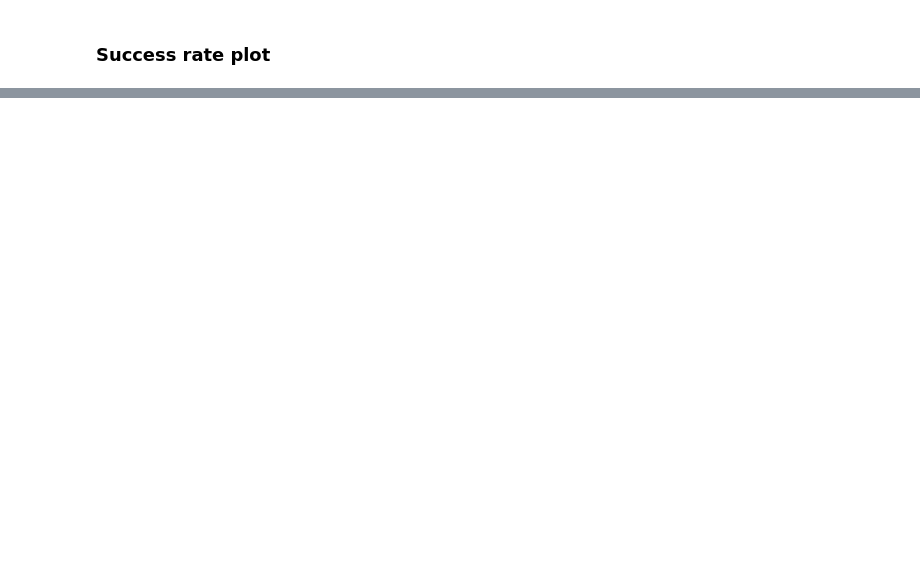
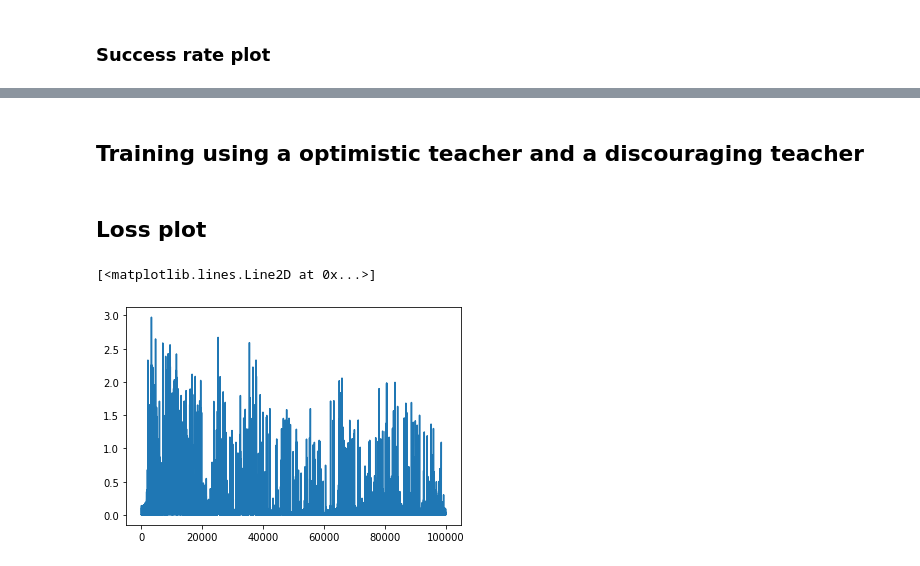
Before and after one commit to Tony-Cheng/ACTRCE-Experiments, a Jupyter notebook: transfer_learning/train_pretrained.ipynb, the cells around one changed output, grey strips where cells are left out. Saved outputs shown, nothing was run; the diff lists cells and outputs as text; code cells hidden in the pictures; blank space fills up the shorter version.

```diff
--- a/transfer_learning/train_pretrained.ipynb
+++ b/transfer_learning/train_pretrained.ipynb
@@ -120,0 +123,2 @@ plt.plot(success_rate_step, success_rate_value)
+# %% [markdown]
+## Training using a optimistic teacher and a discouraging teacher
@@ -120,0 +127,13 @@ plt.plot(success_rate_step, success_rate_value)
+# %%
+replay_buffer = ReplayBuffer(use_pessimistic=False)
+NAME='ACTRCE(-)-pretrained-6-lava' + ' ' + datetime.now().strftime('%Y-%m-%d %H:%M:%S')
+log_dir = f'/mnt/hdd1/ml/logs/{NAME}'
+if log_dir is None:
+    writer = None
+else:
+    writer = SummaryWriter(log_dir=log_dir)
+# %%
+success_rate_step = []
+success_rate_value = []
+loss_rate_step = []
+loss_rate_value = []
@@ -120,0 +188,7 @@ plt.plot(success_rate_step, success_rate_value)
+# %% [markdown]
+## Loss plot
+# %%
+plt.plot(loss_rate_step, loss_rate_value)
+# %% [output]
+[<matplotlib.lines.Line2D at 0x...>]
+[figure, added]
```
Also changed, not shown: parts of 11 cells of this notebook, 9 other files.
